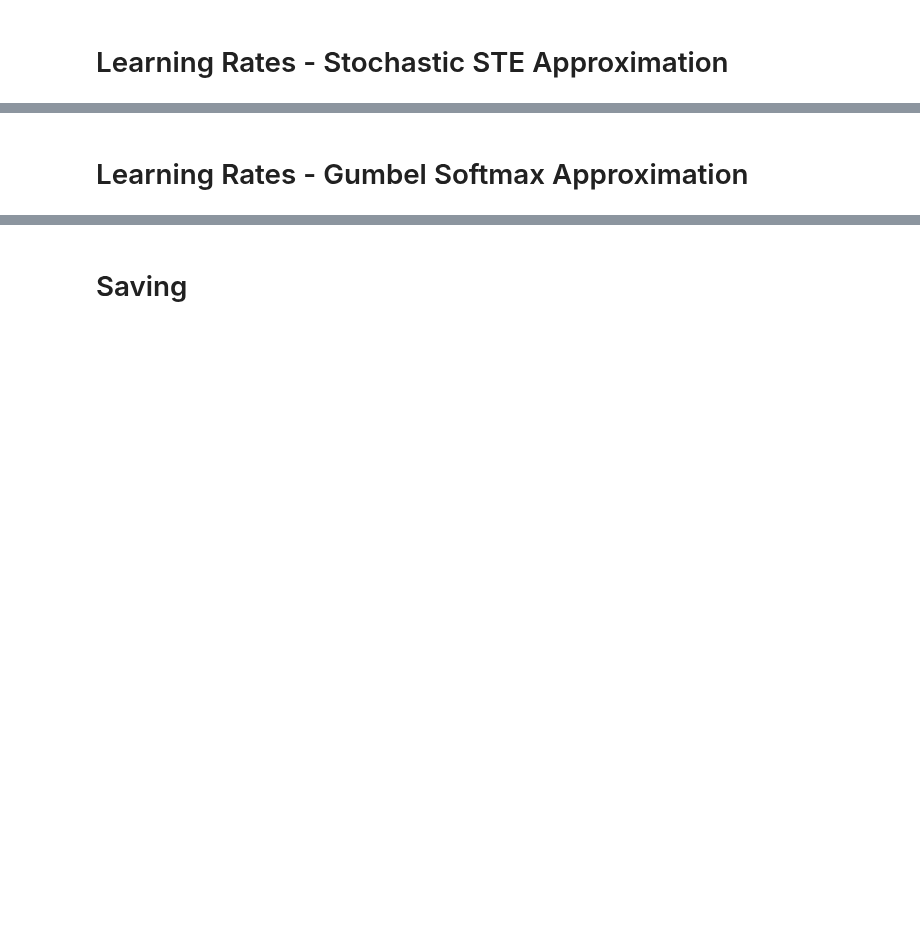
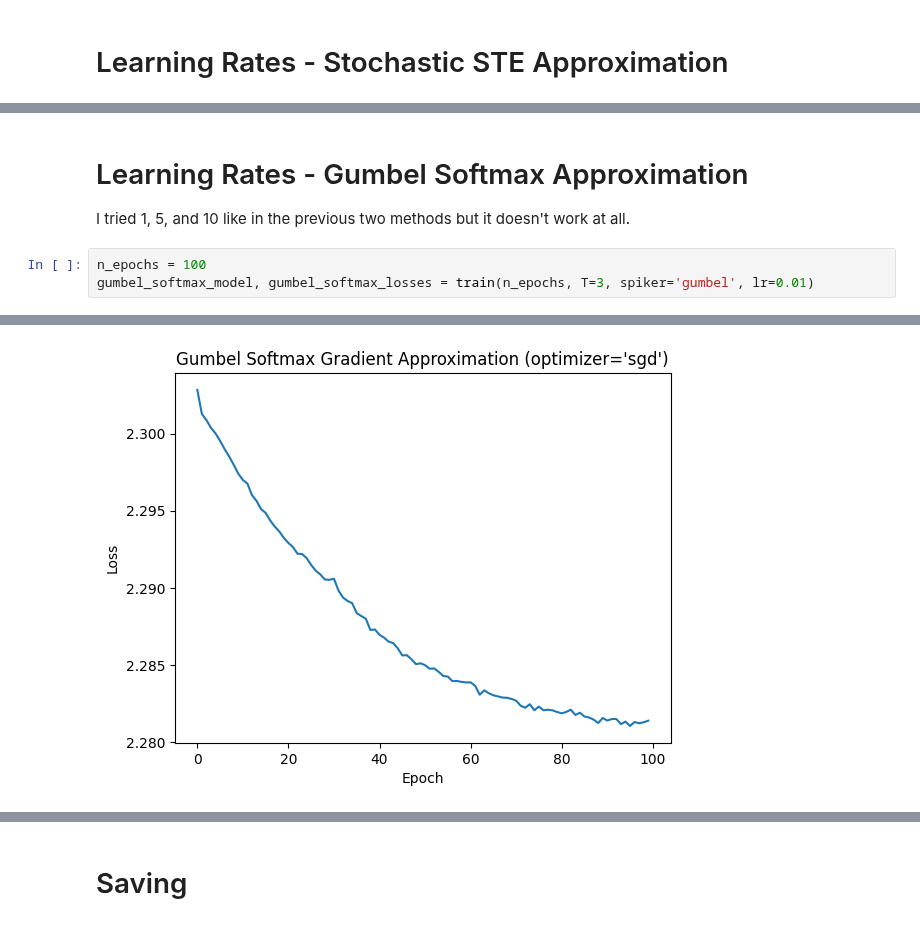
Before and after one commit to suessflorian/biological-neurons, a Jupyter notebook: spiking_stochastic/binomial_neuron_recreation2.ipynb, the cells around one changed output, grey strips where cells are left out. Drawn from its saved outputs; the diff is of its cells as text; blank space fills up the shorter version.

```diff
--- a/spiking_stochastic/binomial_neuron_recreation2.ipynb
+++ b/spiking_stochastic/binomial_neuron_recreation2.ipynb
@@ -486,2 +493,7 @@ stochastic_ste_model, stochastic_ste_losses = train(n_epochs, T=3, spiker='ste',
-# %% [markdown]
-# Learning Rates - Gumbel Softmax Approximation
+# %% [markdown]
+# Learning Rates - Gumbel Softmax Approximation
+I tried 1, 5, and 10 like in the previous two methods but it doesn't work at all.
+# %%
+n_epochs = 100
+gumbel_softmax_model, gumbel_softmax_losses = train(n_epochs, T=3, spiker='gumbel', lr=0.01)
+# %% [output]
@@ -488,2 +501,3 @@ stochastic_ste_model, stochastic_ste_losses = train(n_epochs, T=3, spiker='ste',
+[figure, added]
 # %%
 n_epochs = 100
```
Also changed, not shown: parts of 10 cells of this notebook.
